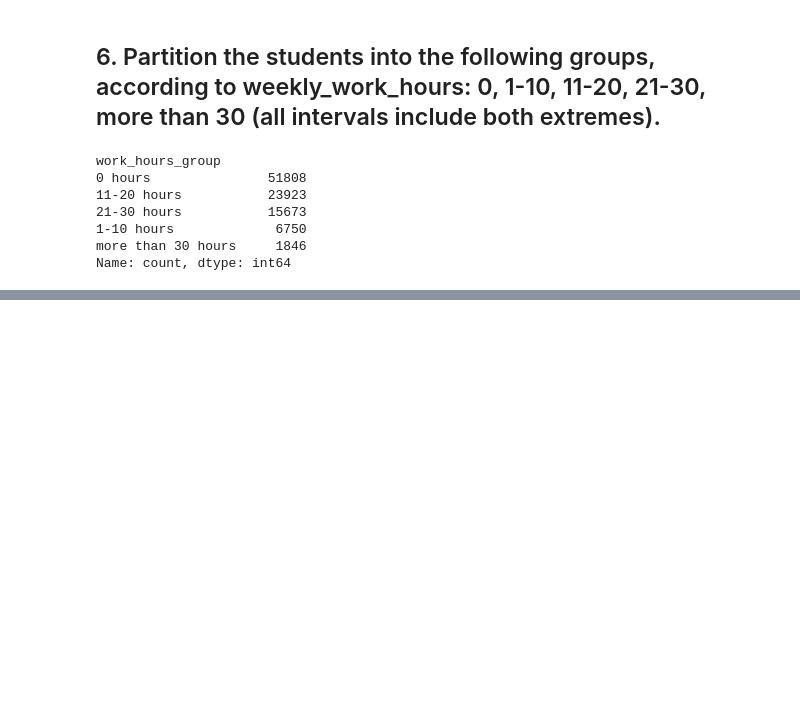
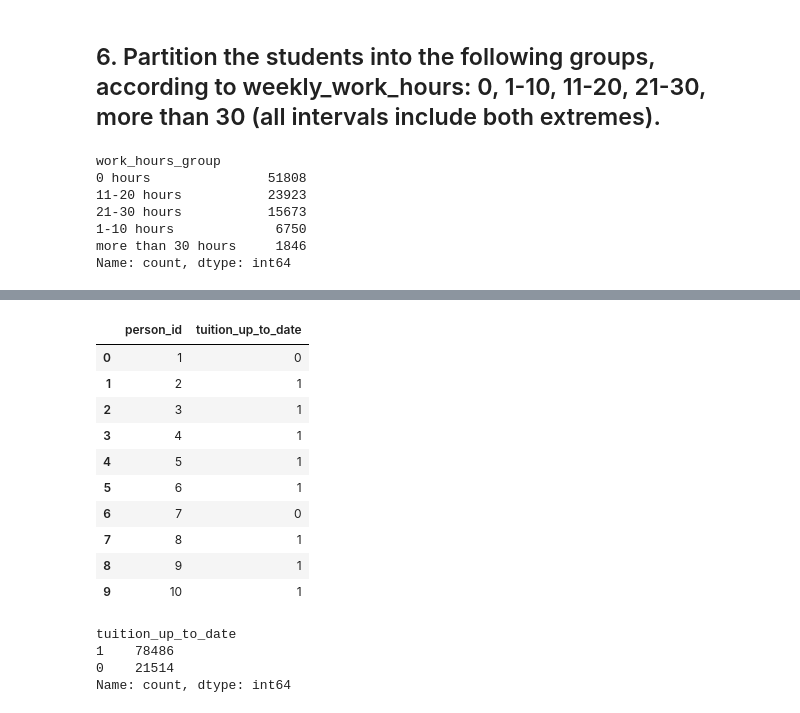
Before and after one commit to Sepi-X/student-dropout-risk-analysis, a Jupyter notebook: CS-project.ipynb, the cells around one changed output, grey strips where cells are left out. Drawn from its saved outputs; the diff is of its cells as text; code cells hidden in the pictures; blank space fills up the shorter version.

```diff
--- a/CS-project.ipynb
+++ b/CS-project.ipynb
@@ -188,0 +195,11 @@ Name: count, dtype: int64
+# %%
+Student_df['risk_score'] = (
+    (Student_df['tuition_up_to_date'] == 0) * 2 +
+    (Student_df['stress_level'] >= 8) * 1 +
+    (Student_df['sleep_hours'] < 5) * 1 +
+    ((Student_df['part_time_job'] == 1) &
+     (Student_df['weekly_work_hours'] > 20)) * 1 +
+    (Student_df['attendance_rate'] < 60) * 2 +
+    (Student_df['missed_deadlines'] > 3) * 1
+)
+Student_df['risk_score'].value_counts()
@@ -188,0 +218,21 @@ Name: count, dtype: int64
+# %%
+Student_df[['person_id', 'tuition_up_to_date']].head(10)
+# %% [output]
+|  | person_id | tuition_up_to_date |
+| 0 | 1 | 0 |
+| 1 | 2 | 1 |
+| 2 | 3 | 1 |
+| 3 | 4 | 1 |
+| 4 | 5 | 1 |
+| 5 | 6 | 1 |
+| 6 | 7 | 0 |
+| 7 | 8 | 1 |
+| 8 | 9 | 1 |
+| 9 | 10 | 1 |
+# %%
+Student_df['tuition_up_to_date'].value_counts()
+# %% [output]
+tuition_up_to_date
+1    78486
+0    21514
+Name: count, dtype: int64
```
Also changed, not shown: parts of 18 cells of this notebook.
